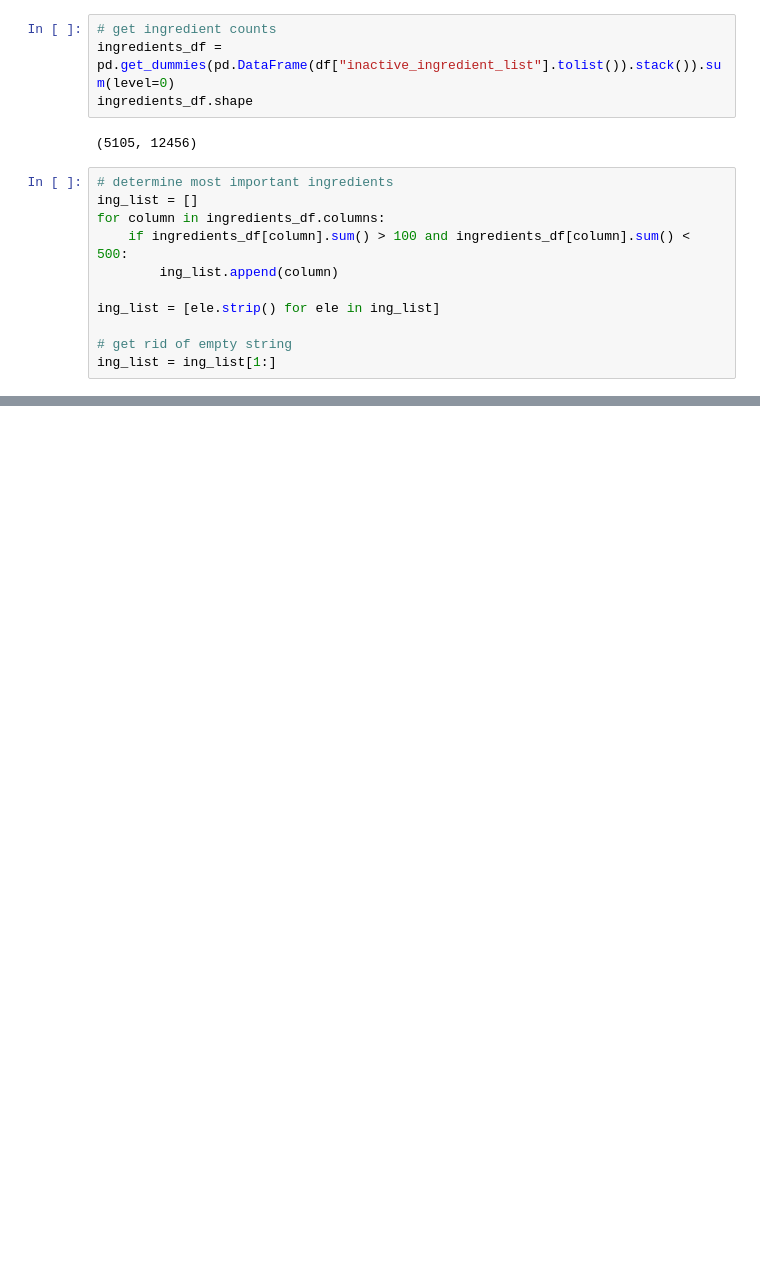
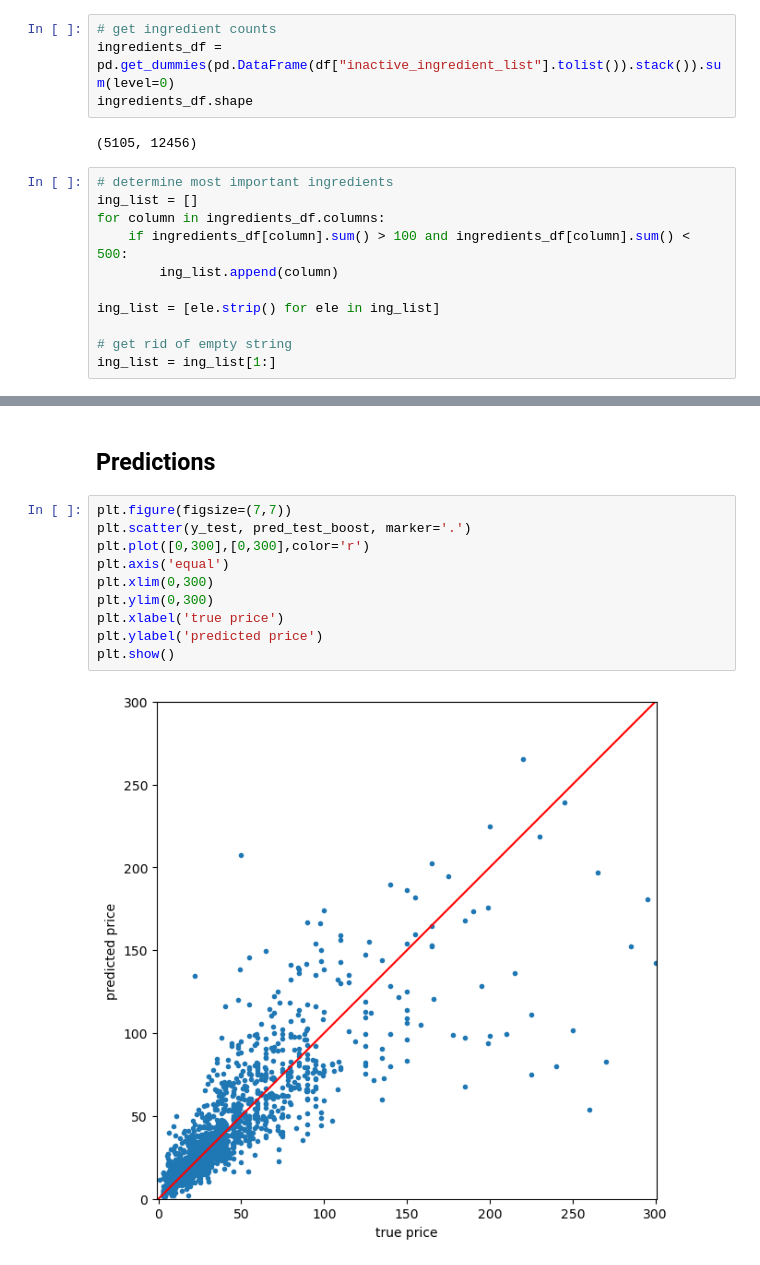
Before and after one commit to npagrawal/Product-Price-Prediction-Advanced-Machine-Learning, a Jupyter notebook: Notebook 3.ipynb, the cells around one changed output, grey strips where cells are left out. Drawn from its saved outputs; the diff is of its cells as text; blank space fills up the shorter version.

```diff
--- a/Notebook 3.ipynb
+++ b/Notebook 3.ipynb
@@ -160,0 +423,14 @@ ord_cols = ["membership_category"]
+# %% [markdown]
+## Predictions
+# %%
+plt.figure(figsize=(7,7))
+plt.scatter(y_test, pred_test_boost, marker='.')
+plt.plot([0,300],[0,300],color='r')
+plt.axis('equal')
+plt.xlim(0,300)
+plt.ylim(0,300)
+plt.xlabel('true price')
+plt.ylabel('predicted price')
+plt.show()
+# %% [output]
+[figure, added]
```
Also changed, not shown: parts of 37 cells of this notebook, 2 other files.
